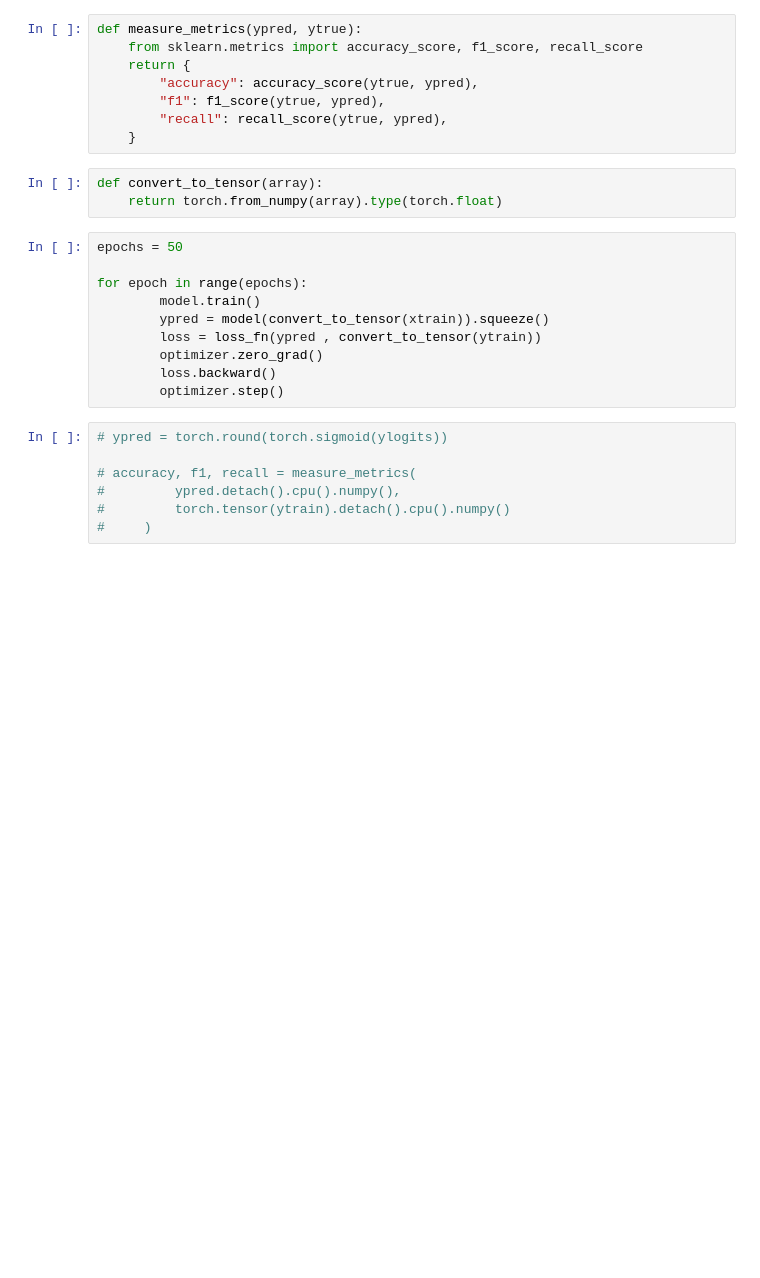
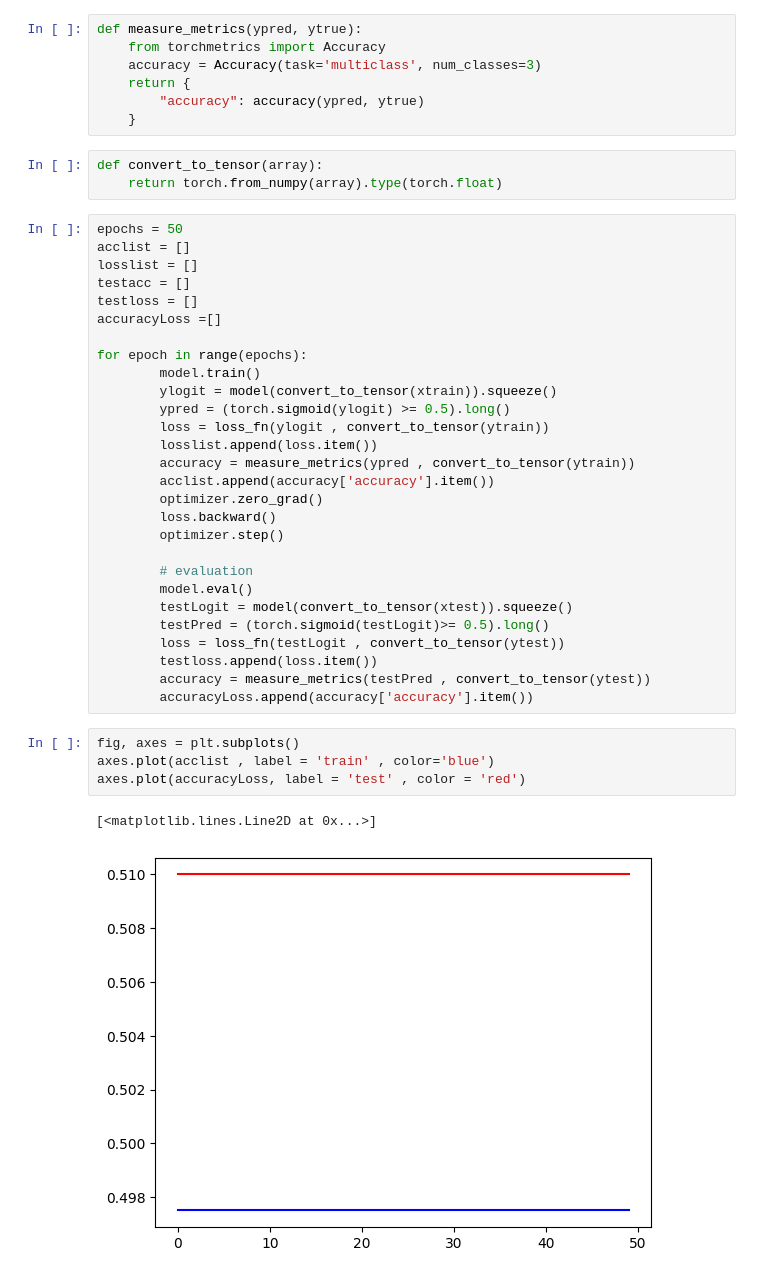
Before and after one commit to Arash-Rayan/pytorch, a Jupyter notebook: clstest.ipynb, the cells around one changed output. Drawn from its saved outputs; the diff is of its cells as text; blank space fills up the shorter version.

```diff
--- a/clstest.ipynb
+++ b/clstest.ipynb
@@ -60,29 +76,46 @@ loss_fn = nn.BCEWithLogitsLoss()
 optimizer = torch.optim.SGD(params=model.parameters() , lr=0.1)
 # %%
 def measure_metrics(ypred, ytrue):
-    from sklearn.metrics import accuracy_score, f1_score, recall_score
+    from torchmetrics import Accuracy
+    accuracy = Accuracy(task='multiclass', num_classes=3)
     return {
-        "accuracy": accuracy_score(ytrue, ypred),
-        "f1": f1_score(ytrue, ypred),
-        "recall": recall_score(ytrue, ypred),
+        "accuracy": accuracy(ypred, ytrue)
     }
 # %%
 def convert_to_tensor(array):
     return torch.from_numpy(array).type(torch.float)
 # %%
 epochs = 50
+acclist = []
+losslist = []
+testacc = []
+testloss = []
+accuracyLoss =[]
 
 for epoch in range(epochs):
         model.train()
-        ypred = model(convert_to_tensor(xtrain)).squeeze()
-        loss = loss_fn(ypred , convert_to_tensor(ytrain))
+        ylogit = model(convert_to_tensor(xtrain)).squeeze()
+        ypred = (torch.sigmoid(ylogit) >= 0.5).long()
+        loss = loss_fn(ylogit , convert_to_tensor(ytrain))
+        losslist.append(loss.item())
+        accuracy = measure_metrics(ypred , convert_to_tensor(ytrain))
+        acclist.append(accuracy['accuracy'].item())
         optimizer.zero_grad()
         loss.backward()
         optimizer.step()
+
+        # evaluation
+        model.eval()
+        testLogit = model(convert_to_tensor(xtest)).squeeze()
+        testPred = (torch.sigmoid(testLogit)>= 0.5).long()
+        loss = loss_fn(testLogit , convert_to_tensor(ytest))
+        testloss.append(loss.item())
+        accuracy = measure_metrics(testPred , convert_to_tensor(ytest))
+        accuracyLoss.append(accuracy['accuracy'].item())
 # %%
-# ypred = torch.round(torch.sigmoid(ylogits))
-
-# accuracy, f1, recall = measure_metrics(
-#         ypred.detach().cpu().numpy(),
-#         torch.tensor(ytrain).detach().cpu().numpy()
-#     )
+fig, axes = plt.subplots()
+axes.plot(acclist , label = 'train' , color='blue')
+axes.plot(accuracyLoss, label = 'test' , color = 'red')
+# %% [output]
+[<matplotlib.lines.Line2D at 0x...>]
+[figure, added]
```
Also changed, not shown: parts of 14 cells of this notebook.
